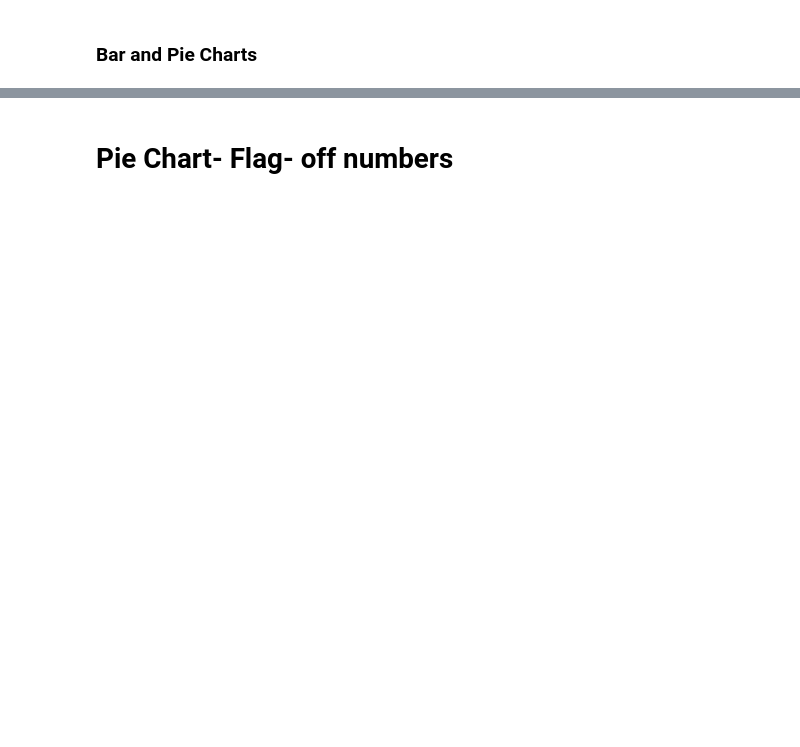
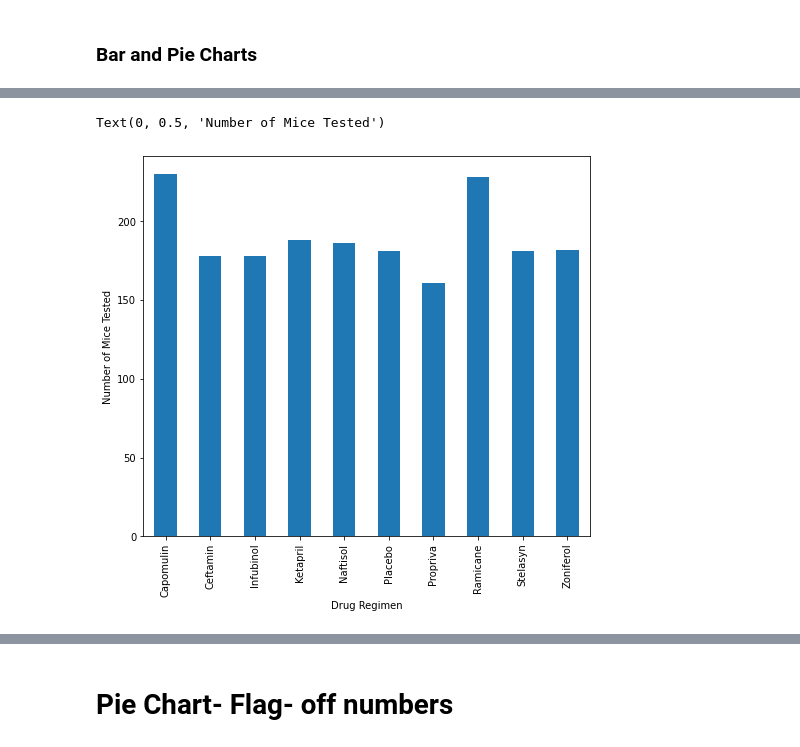
Before and after one commit to KellyPared/matplotlib-challenge, a Jupyter notebook: pymaceuticals.ipynb, the cells around one changed output, grey strips where cells are left out. Saved outputs shown, nothing was run; the diff lists cells and outputs as text; code cells hidden in the pictures; blank space fills up the shorter version.

```diff
--- a/pymaceuticals.ipynb
+++ b/pymaceuticals.ipynb
@@ -241,12 +201,11 @@ AttributeError: 'SeriesGroupBy' object has no attribute 'counts'
 # %%
-#Create the second bar chart with Matplotlib's pyplot methods.
+#Create the first bar chart with the Pandas DataFrame.plot() method
+# Generate a bar plot showing the total number of timepoints for all mice tested for each drug regimen using Pandas.
+timepoints = mouse_study_df.groupby(['Drug Regimen'])['Timepoint'].count()
 
-# Generate a bar plot showing the total number of timepoints for all mice tested for each drug regimen using Pandas.
-num_mice_tested = mouse_study_df2.groupby(['Drug Regimen'])['Mouse ID','Timepoint'].value_counts()
-
-num_mice_chart = num_mice_tested.plot(kind='bar', figsize=(6,8))
-num_mice_chart.set_xlabel('Drug Regimen')
-num_mice_chart.set_ylabel('Number of Mice Tested')
-plt.ylim(0,250)
-plt.show()
-#plt.tight_layout()
+timepoint_chart = timepoints.plot(kind='bar',figsize=(8,7))
+timepoint_chart.set_xlabel("Drug Regimen")
+timepoint_chart.set_ylabel('Number of Mice Tested')
+# %% [output]
+Text(0, 0.5, 'Number of Mice Tested')
+[figure, added]
```
Also changed, not shown: parts of 33 cells of this notebook.
